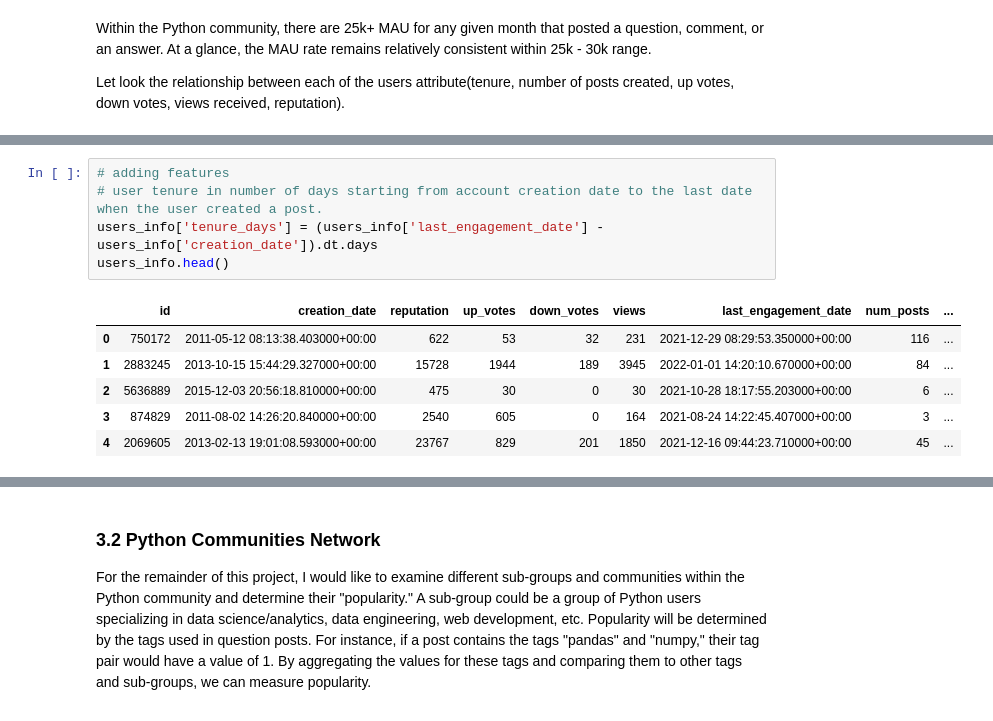
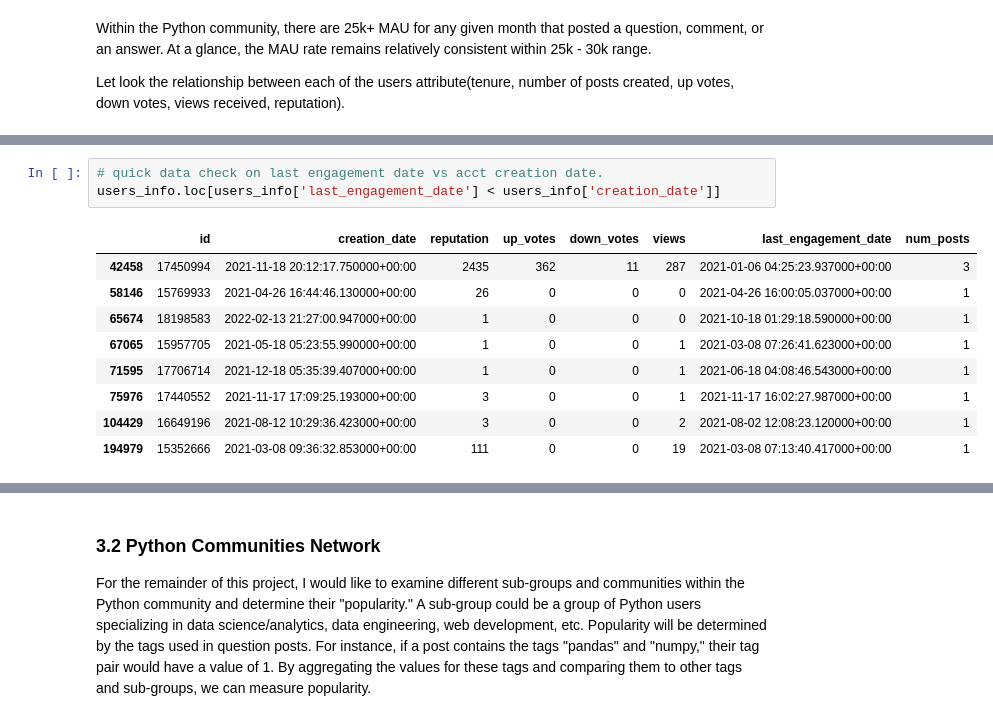
Before and after one commit to mbo0000/Personal-Projects, a Jupyter notebook: Stackoverflow/notebook/stackoverflow_analysis.ipynb, the cells around one changed output, grey strips where cells are left out. Saved outputs shown, nothing was run; the diff lists cells and outputs as text.

Commit message:
data cleaning for user metrics

```diff
--- a/Stackoverflow/notebook/stackoverflow_analysis.ipynb
+++ b/Stackoverflow/notebook/stackoverflow_analysis.ipynb
@@ -598,12 +599,13 @@ users_info.sample(10)
-# %%
-# adding features
-# user tenure in number of days starting from account creation date to the last date when the user created a post.
-users_info['tenure_days'] = (users_info['last_engagement_date'] - users_info['creation_date']).dt.days
-users_info.head()
-# %% [output]
-|  | id | creation_date | reputation | up_votes | down_votes | views | last_engagement_date | num_posts | ... |
-| 0 | 750172 | 2011-05-12 08:13:38.403000+00:00 | 622 | 53 | 32 | 231 | 2021-12-29 08:29:53.350000+00:00 | 116 | ... |
-| 1 | 2883245 | 2013-10-15 15:44:29.327000+00:00 | 15728 | 1944 | 189 | 3945 | 2022-01-01 14:20:10.670000+00:00 | 84 | ... |
-| 2 | 5636889 | 2015-12-03 20:56:18.810000+00:00 | 475 | 30 | 0 | 30 | 2021-10-28 18:17:55.203000+00:00 | 6 | ... |
-| 3 | 874829 | 2011-08-02 14:26:20.840000+00:00 | 2540 | 605 | 0 | 164 | 2021-08-24 14:22:45.407000+00:00 | 3 | ... |
-| 4 | 2069605 | 2013-02-13 19:01:08.593000+00:00 | 23767 | 829 | 201 | 1850 | 2021-12-16 09:44:23.710000+00:00 | 45 | ... |
+# %%
+# quick data check on last engagement date vs acct creation date.
+users_info.loc[users_info['last_engagement_date'] < users_info['creation_date']]
+# %% [output]
+|  | id | creation_date | reputation | up_votes | down_votes | views | last_engagement_date | num_posts |
+| 42458 | 17450994 | 2021-11-18 20:12:17.750000+00:00 | 2435 | 362 | 11 | 287 | 2021-01-06 04:25:23.937000+00:00 | 3 |
+| 58146 | 15769933 | 2021-04-26 16:44:46.130000+00:00 | 26 | 0 | 0 | 0 | 2021-04-26 16:00:05.037000+00:00 | 1 |
+| 65674 | 18198583 | 2022-02-13 21:27:00.947000+00:00 | 1 | 0 | 0 | 0 | 2021-10-18 01:29:18.590000+00:00 | 1 |
+| 67065 | 15957705 | 2021-05-18 05:23:55.990000+00:00 | 1 | 0 | 0 | 1 | 2021-03-08 07:26:41.623000+00:00 | 1 |
+| 71595 | 17706714 | 2021-12-18 05:35:39.407000+00:00 | 1 | 0 | 0 | 1 | 2021-06-18 04:08:46.543000+00:00 | 1 |
+| 75976 | 17440552 | 2021-11-17 17:09:25.193000+00:00 | 3 | 0 | 0 | 1 | 2021-11-17 16:02:27.987000+00:00 | 1 |
+| 104429 | 16649196 | 2021-08-12 10:29:36.423000+00:00 | 3 | 0 | 0 | 2 | 2021-08-02 12:08:23.120000+00:00 | 1 |
+| 194979 | 15352666 | 2021-03-08 09:36:32.853000+00:00 | 111 | 0 | 0 | 19 | 2021-03-08 07:13:40.417000+00:00 | 1 |
```
Also changed, not shown: parts of 8 cells of this notebook, 2 other files.
